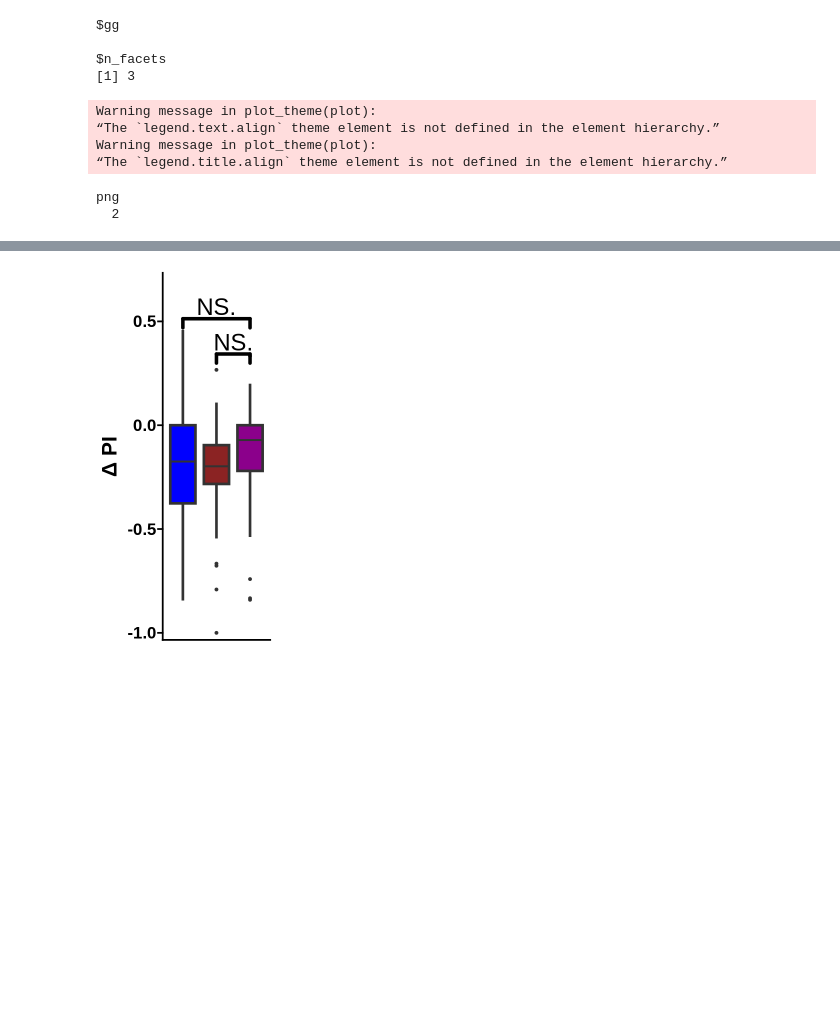
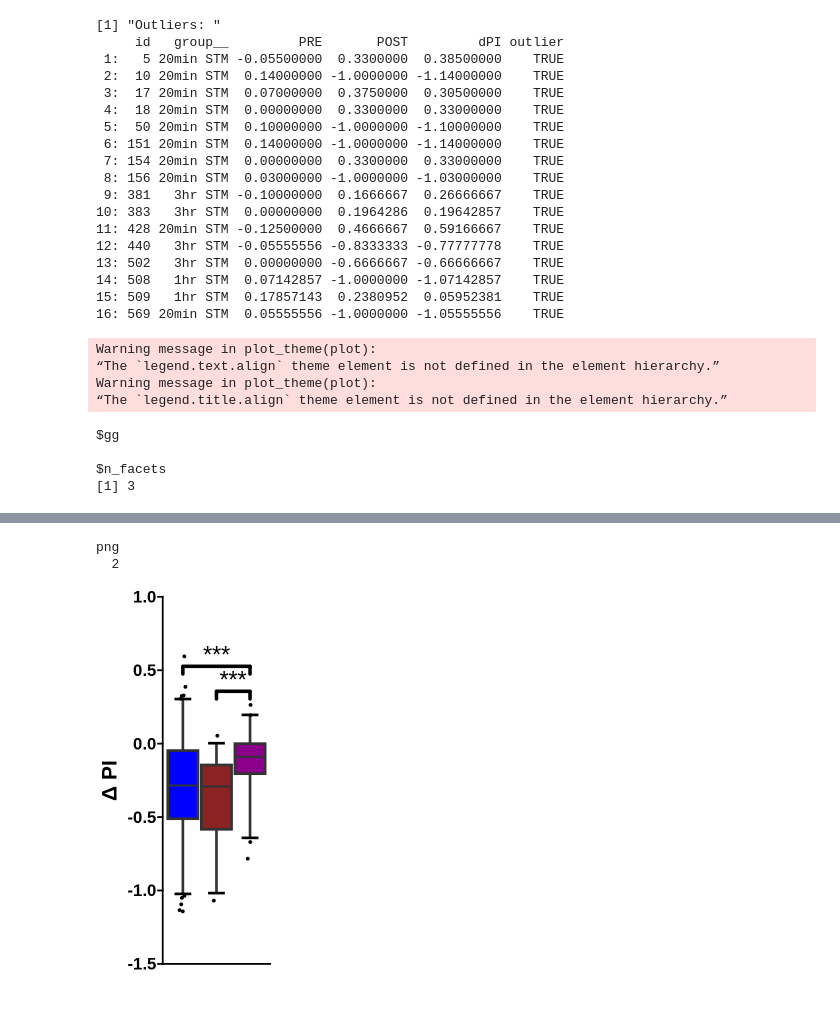
Before and after one commit to shaliulab/idoc-paper, a Jupyter notebook: 3_panel2.ipynb, the cells around one changed output, grey strips where cells are left out. Cells and saved outputs as stored; diff of their text form; code cells hidden in the pictures; blank space fills up the shorter version.

Commit message:
Update code to make R figures

```diff
--- a/3_panel2.ipynb
+++ b/3_panel2.ipynb
@@ -14,7 +16,7 @@ sheets <- c("20min STM", "1hr STM", "3hr STM")
 experiments <- c("20min STM", "1hr STM", "3hr STM")
 genotypes <- c("Iso31", "MB010B.(II)SPARC-Chrimson ISO", "MB010B.(II)SPARC-GFP ISO")
 data<-data[experiment %in% experiments,]
-data$experiment <- factor(data$experiment, levels=c("20min STM",  "1hr STM", "2hr STM", "3hr STM"))
+data$experiment <- factor(data$experiment, levels=experiments)
 wts <- c("Iso31", "MB010B.(II)SPARC-Chrimson ISO", "MB010B.(II)SPARC-GFP ISO")
 # %%
 # panel2_data <- data[experiment != "20min STM" | User == "CH",]
@@ -93,10 +106,11 @@ panel2B <- summary_plot(
     test=unpaired_t_test,
     colors=colors_panel2[1:length(experiments)],
     x_labels_angle=45,
-    y_limits=y_limits_panel2,
+    y_limits=c(-1.5, 1),
     starsize=10,
     text_y_size=20,
-    title_y_size=25
+    title_y_size=25,
+    percentile=c(0.025, 0.975)
 )
 panel2B$gg <- panel2B$gg + theme(
     axis.text.x=element_blank(),
@@ -113,10 +127,26 @@ Warning message in plot_theme(plot):
-$gg
-
-$n_facets
-[1] 3
+[1] "Outliers: "
+     id   group__         PRE       POST         dPI outlier
+ 1:   5 20min STM -0.05500000  0.3300000  0.38500000    TRUE
+ 2:  10 20min STM  0.14000000 -1.0000000 -1.14000000    TRUE
+ 3:  17 20min STM  0.07000000  0.3750000  0.30500000    TRUE
+ 4:  18 20min STM  0.00000000  0.3300000  0.33000000    TRUE
+ 5:  50 20min STM  0.10000000 -1.0000000 -1.10000000    TRUE
+ 6: 151 20min STM  0.14000000 -1.0000000 -1.14000000    TRUE
+ 7: 154 20min STM  0.00000000  0.3300000  0.33000000    TRUE
+ 8: 156 20min STM  0.03000000 -1.0000000 -1.03000000    TRUE
+ 9: 381   3hr STM -0.10000000  0.1666667  0.26666667    TRUE
+10: 383   3hr STM  0.00000000  0.1964286  0.19642857    TRUE
+11: 428 20min STM -0.12500000  0.4666667  0.59166667    TRUE
+12: 440   3hr STM -0.05555556 -0.8333333 -0.77777778    TRUE
+13: 502   3hr STM  0.00000000 -0.6666667 -0.66666667    TRUE
+14: 508   1hr STM  0.07142857 -1.0000000 -1.07142857    TRUE
+15: 509   1hr STM  0.17857143  0.2380952  0.05952381    TRUE
+16: 569 20min STM  0.05555556 -1.0000000 -1.05555556    TRUE
 Warning message in plot_theme(plot):
 “The `legend.text.align` theme element is not defined in the element hierarchy.”
 Warning message in plot_theme(plot):
 “The `legend.title.align` theme element is not defined in the element hierarchy.”
-png
-  2
+$gg
+
+$n_facets
+[1] 3
@@ -123 +157,3 @@ png
+png
+  2
-[figure, old version]
+[figure, new version]
```
Also changed, not shown: parts of 5 cells of this notebook, 9 other files.
